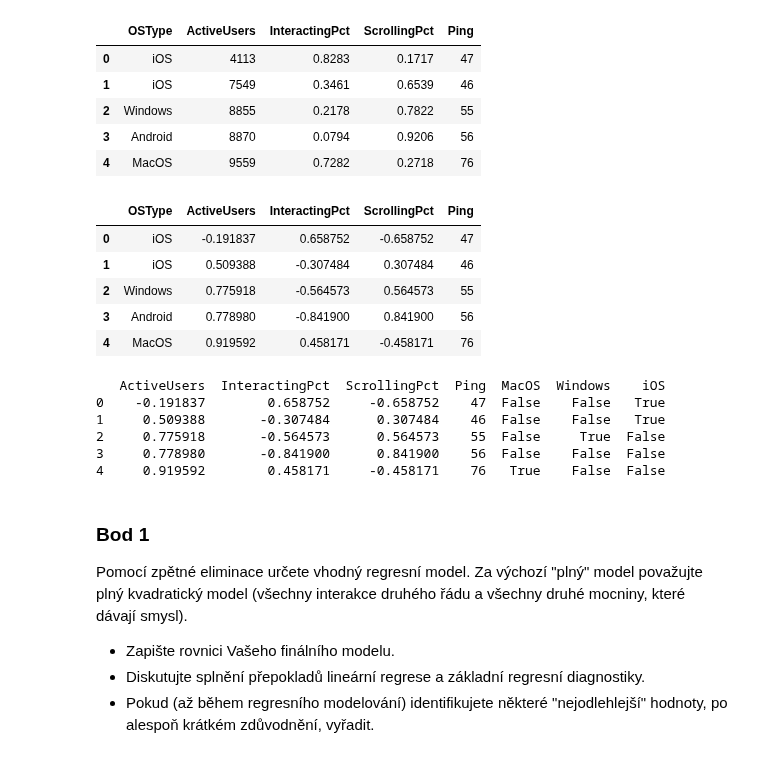
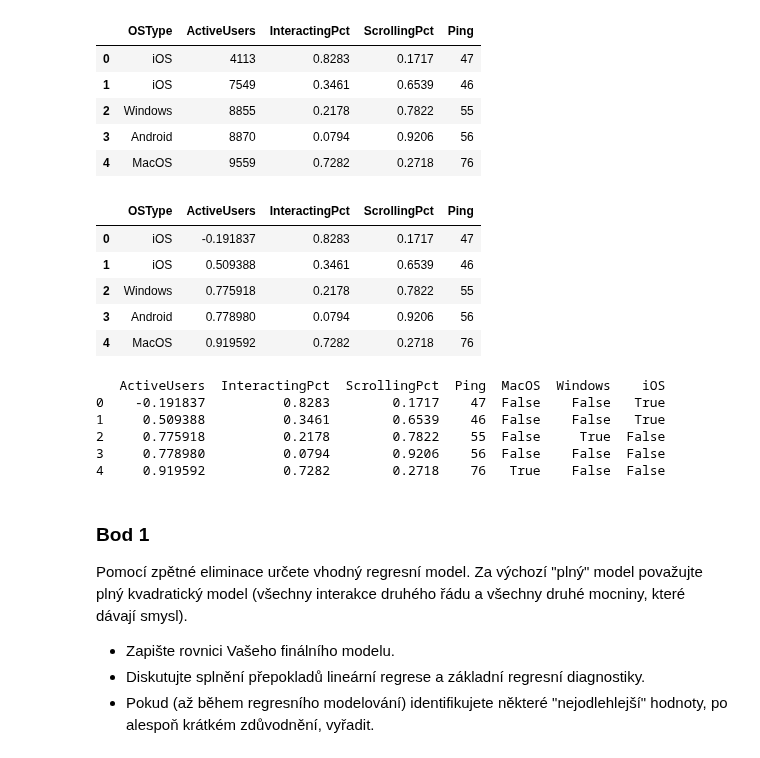
Before and after one commit to MOONYROS/VUT-MSP-projects, a Jupyter notebook: proj2/proj2.ipynb, the cells around one changed output. Cells and saved outputs as stored; diff of their text form; code cells hidden in the pictures.

```diff
--- a/proj2/proj2.ipynb
+++ b/proj2/proj2.ipynb
@@ -218,19 +218,17 @@ df.head()
 | 2 | Windows | 8855 | 0.2178 | 0.7822 | 55 |
 | 3 | Android | 8870 | 0.0794 | 0.9206 | 56 |
 | 4 | MacOS | 9559 | 0.7282 | 0.2718 | 76 |
-# %%
-colums_to_normalize = ['ActiveUsers', 'InteractingPct', 'ScrollingPct']
-
-df[colums_to_normalize] = df[colums_to_normalize].apply(lambda col: -1 + 2 * (col - col.min()) / (col.max() - col.min()))
-
-df.head()
-# %% [output]
-|  | OSType | ActiveUsers | InteractingPct | ScrollingPct | Ping |
-| 0 | iOS | -0.191837 | 0.658752 | -0.658752 | 47 |
-| 1 | iOS | 0.509388 | -0.307484 | 0.307484 | 46 |
-| 2 | Windows | 0.775918 | -0.564573 | 0.564573 | 55 |
-| 3 | Android | 0.778980 | -0.841900 | 0.841900 | 56 |
-| 4 | MacOS | 0.919592 | 0.458171 | -0.458171 | 76 |
+# %%
+df['ActiveUsers'] = 2 * (df['ActiveUsers'] - (df['ActiveUsers'].max() + df['ActiveUsers'].min()) / 2) / (df['ActiveUsers'].max() - df['ActiveUsers'].min())
+
+df.head()
+# %% [output]
+|  | OSType | ActiveUsers | InteractingPct | ScrollingPct | Ping |
+| 0 | iOS | -0.191837 | 0.8283 | 0.1717 | 47 |
+| 1 | iOS | 0.509388 | 0.3461 | 0.6539 | 46 |
+| 2 | Windows | 0.775918 | 0.2178 | 0.7822 | 55 |
+| 3 | Android | 0.778980 | 0.0794 | 0.9206 | 56 |
+| 4 | MacOS | 0.919592 | 0.7282 | 0.2718 | 76 |
 # %%
 # prevod na dummy promenne - Android dropneme, protoze bude refencni kategorii
 dummy_ostype = pd.get_dummies(df['OSType'], drop_first=True)
@@ -242,11 +240,11 @@ df = df.drop(columns=['OSType'])
 print(df.head())
 # %% [output]
    ActiveUsers  InteractingPct  ScrollingPct  Ping  MacOS  Windows    iOS
-0    -0.191837        0.658752     -0.658752    47  False    False   True
-1     0.509388       -0.307484      0.307484    46  False    False   True
-2     0.775918       -0.564573      0.564573    55  False     True  False
-3     0.778980       -0.841900      0.841900    56  False    False  False
-4     0.919592        0.458171     -0.458171    76   True    False  False
+0    -0.191837          0.8283        0.1717    47  False    False   True
+1     0.509388          0.3461        0.6539    46  False    False   True
+2     0.775918          0.2178        0.7822    55  False     True  False
+3     0.778980          0.0794        0.9206    56  False    False  False
+4     0.919592          0.7282        0.2718    76   True    False  False
 # %% [markdown]
 ### Bod 1
 
```
Also changed, not shown: parts of 15 cells of this notebook.
